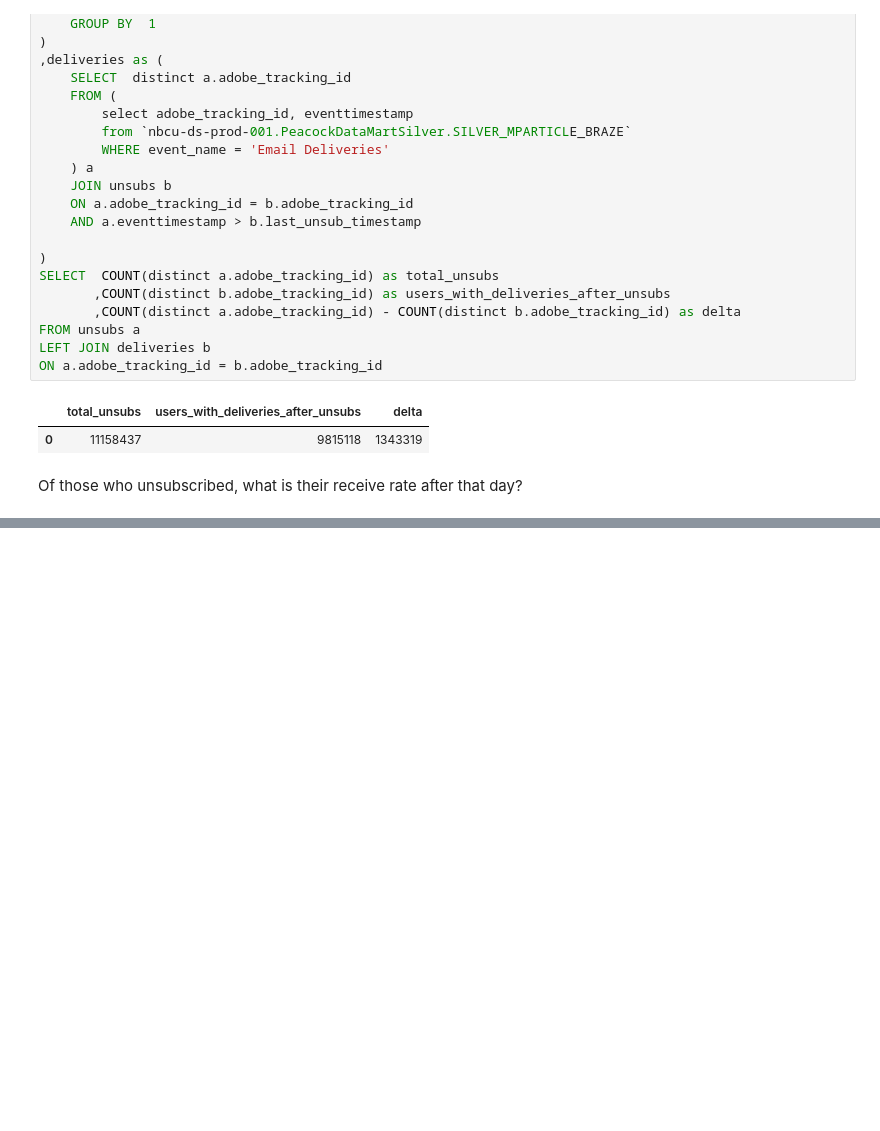
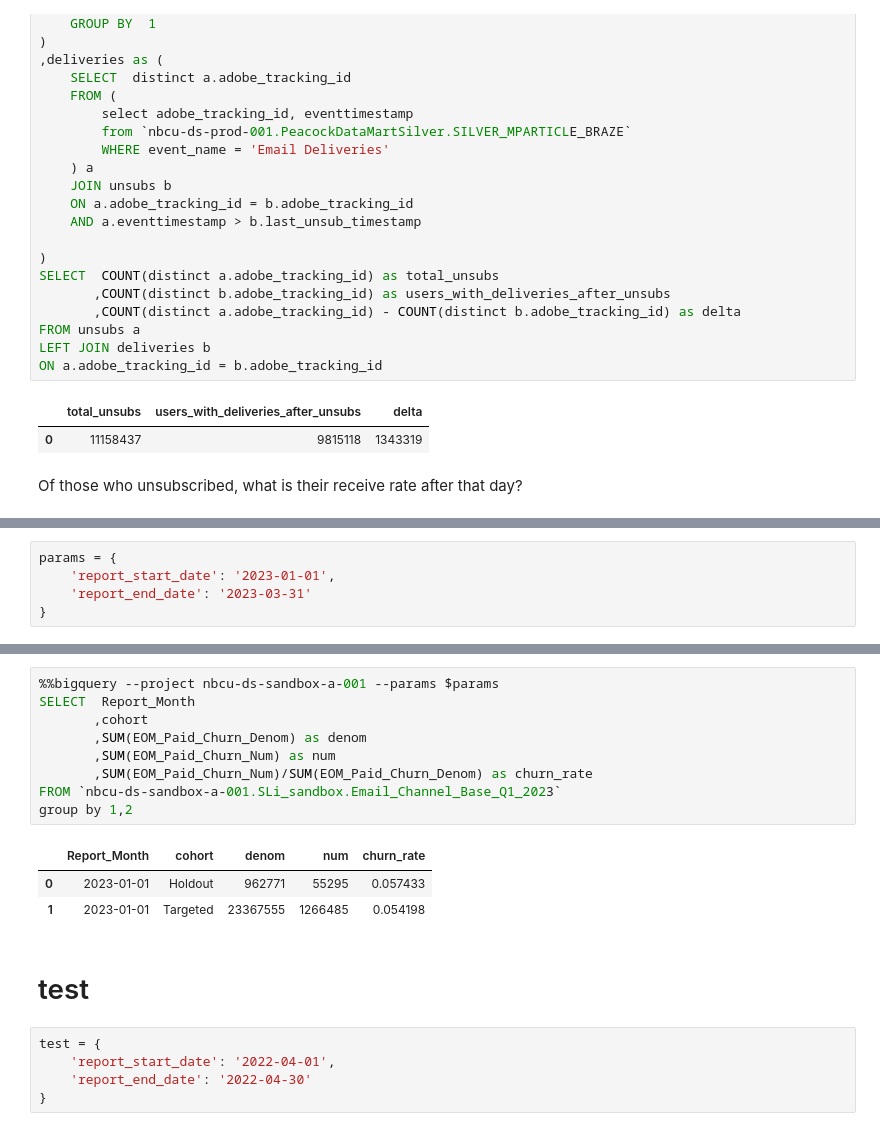
Before and after one commit to sandersli-nbc/CRM-Dashboard, a Jupyter notebook: test.ipynb, the cells around one changed output, grey strips where cells are left out. Saved outputs shown, nothing was run; the diff lists cells and outputs as text; blank space fills up the shorter version.

```diff
--- a/test.ipynb
+++ b/test.ipynb
@@ -1178,0 +1408,5 @@ Of those who unsubscribed, what is their receive rate after that day?
+# %%
+params = {
+    'report_start_date': '2023-01-01',
+    'report_end_date': '2023-03-31'
+}
@@ -1178,0 +1459,20 @@ Of those who unsubscribed, what is their receive rate after that day?
+# %%
+%%bigquery --project nbcu-ds-sandbox-a-001 --params $params
+SELECT  Report_Month
+       ,cohort
+       ,SUM(EOM_Paid_Churn_Denom) as denom
+       ,SUM(EOM_Paid_Churn_Num) as num
+       ,SUM(EOM_Paid_Churn_Num)/SUM(EOM_Paid_Churn_Denom) as churn_rate
+FROM `nbcu-ds-sandbox-a-001.SLi_sandbox.Email_Channel_Base_Q1_2023`
+group by 1,2
+# %% [output]
+|  | Report_Month | cohort | denom | num | churn_rate |
+| 0 | 2023-01-01 | Holdout | 962771 | 55295 | 0.057433 |
+| 1 | 2023-01-01 | Targeted | 23367555 | 1266485 | 0.054198 |
+# %% [markdown]
+# test
+# %%
+test = {
+    'report_start_date': '2022-04-01',
+    'report_end_date': '2022-04-30'
+}
```
Also changed, not shown: parts of 23 cells of this notebook, 27 other files.
